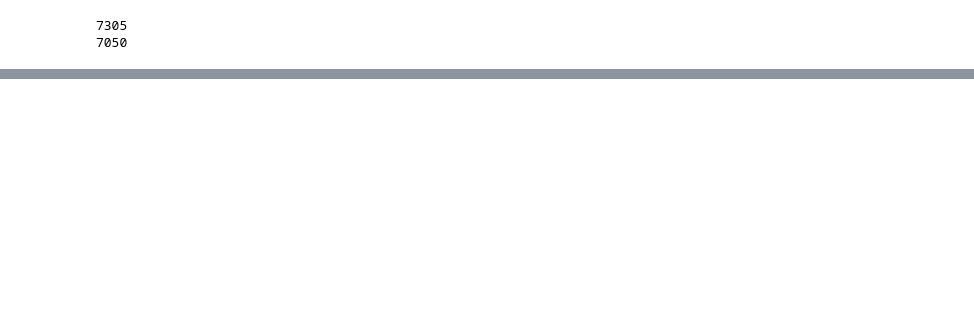
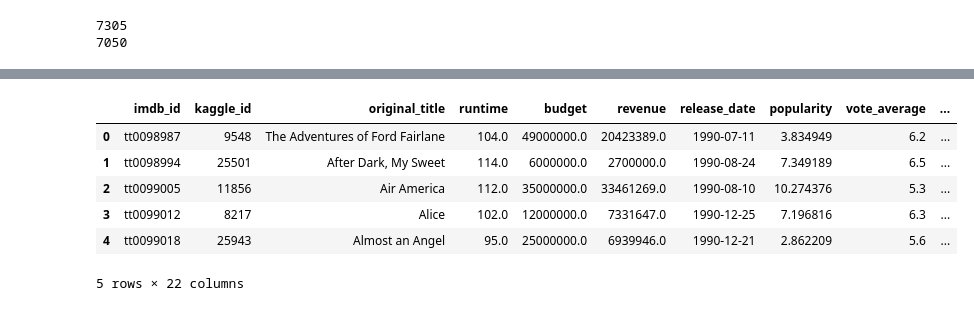
Before and after one commit to 09petrella/Class_Project, a Jupyter notebook: class_project_ETL.ipynb, the cells around one changed output, grey strips where cells are left out. Cells and saved outputs as stored; diff of their text form; code cells hidden in the pictures; blank space fills up the shorter version.

```diff
--- a/class_project_ETL.ipynb
+++ b/class_project_ETL.ipynb
@@ -246,0 +391,19 @@ numbers_df = numbers_file
+# %%
+movies_df["writers"] = movies_df["writers"].apply(clean_lists)
+# %%
+movies_df["starring"] = movies_df["starring"].apply(clean_lists)
+movies_df["composers"] = movies_df["composers"].apply(clean_lists)
+# %%
+movies_df[["writers","starring","composers"]] = movies_df[["writers","starring","composers"]].astype("string")
+# %%
+movies_df["original_title"] = movies_df["original_title"].astype("string")
+# %%
+movies_df.head()
+# %% [output]
+|  | imdb_id | kaggle_id | original_title | runtime | budget | revenue | release_date | popularity | vote_average | ... |
+| 0 | tt0098987 | 9548 | The Adventures of Ford Fairlane | 104.0 | 49000000.0 | 20423389.0 | 1990-07-11 | 3.834949 | 6.2 | ... |
+| 1 | tt0098994 | 25501 | After Dark, My Sweet | 114.0 | 6000000.0 | 2700000.0 | 1990-08-24 | 7.349189 | 6.5 | ... |
+| 2 | tt0099005 | 11856 | Air America | 112.0 | 35000000.0 | 33461269.0 | 1990-08-10 | 10.274376 | 5.3 | ... |
+| 3 | tt0099012 | 8217 | Alice | 102.0 | 12000000.0 | 7331647.0 | 1990-12-25 | 7.196816 | 6.3 | ... |
+| 4 | tt0099018 | 25943 | Almost an Angel | 95.0 | 25000000.0 | 6939946.0 | 1990-12-21 | 2.862209 | 5.6 | ... |
+5 rows × 22 columns
```
Also changed, not shown: parts of 25 cells of this notebook, 4 other files.
